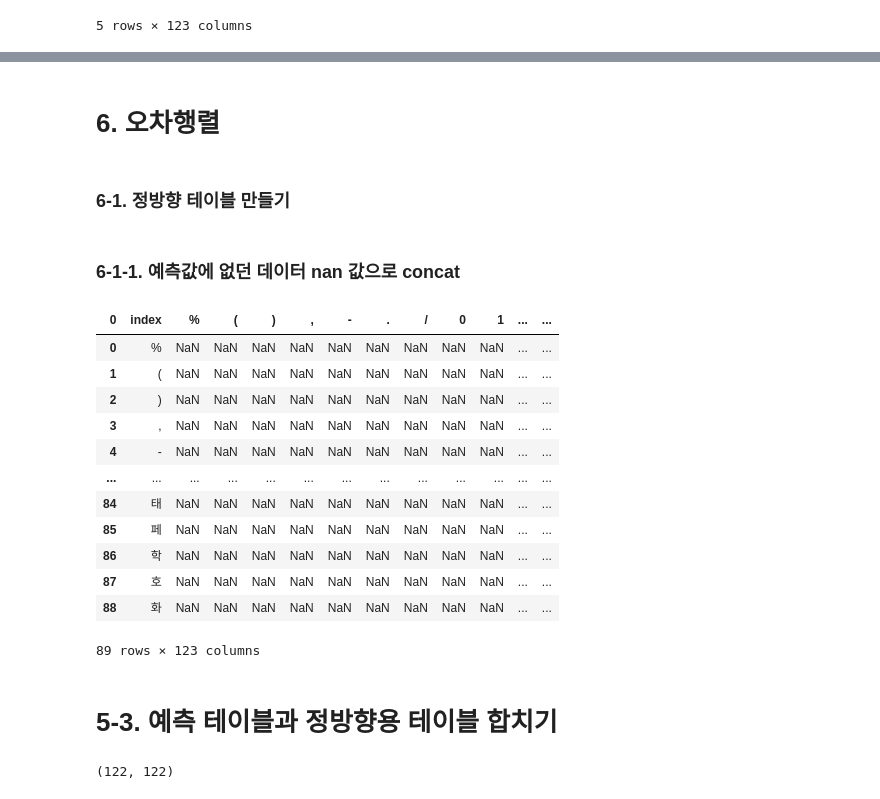
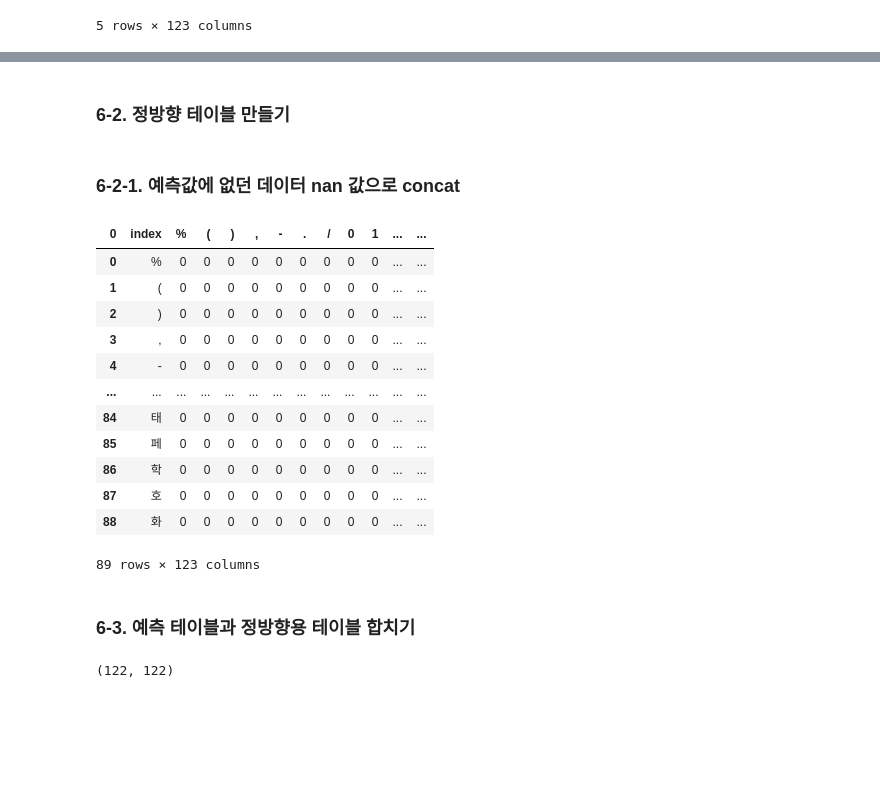
Before and after one commit to surim-wang/kidney, a Jupyter notebook: source/20210731_PREDICT_VALUE_ver4.0.ipynb, the cells around one changed output, grey strips where cells are left out. Saved outputs shown, nothing was run; the diff lists cells and outputs as text; code cells hidden in the pictures; blank space fills up the shorter version.

```diff
--- a/source/20210731_PREDICT_VALUE_ver4.0.ipynb
+++ b/source/20210731_PREDICT_VALUE_ver4.0.ipynb
@@ -146,9 +164,7 @@ pivot_df = pd.pivot_table(pred_df,index = ['index'], aggfunc = [sum])
 pivot_df.columns = pivot_df.columns.droplevel(0)
 
 pivot_df = pivot_df.reset_index() #( 33, 123)
-# %% [markdown]
-# 6. 오차행렬
 # %% [markdown]
-### 6-1. 정방향 테이블 만들기
+### 6-2. 정방향 테이블 만들기
 # %% [markdown]
-### 6-1-1. 예측값에 없던 데이터 nan 값으로 concat
+### 6-2-1. 예측값에 없던 데이터 nan 값으로 concat
@@ -164,24 +175,24 @@ a_sub_b = [x for x in Y_train_unique if x not in list(pivot_df['index'])]
 # %%
 ### 피벗한 데이터프레임에 빈 로우 추가하기
 
-add_df = pd.DataFrame(data =np.nan, index = a_sub_b, columns=Y_train_unique).reset_index()
+add_df = pd.DataFrame(data =0, index = a_sub_b, columns=Y_train_unique).reset_index()
 add_df
 # %% [output]
 | 0 | index | % | ( | ) | , | - | . | / | 0 | 1 | ... | ... |
-| 0 | % | NaN | NaN | NaN | NaN | NaN | NaN | NaN | NaN | NaN | ... | ... |
-| 1 | ( | NaN | NaN | NaN | NaN | NaN | NaN | NaN | NaN | NaN | ... | ... |
-| 2 | ) | NaN | NaN | NaN | NaN | NaN | NaN | NaN | NaN | NaN | ... | ... |
-| 3 | , | NaN | NaN | NaN | NaN | NaN | NaN | NaN | NaN | NaN | ... | ... |
-| 4 | - | NaN | NaN | NaN | NaN | NaN | NaN | NaN | NaN | NaN | ... | ... |
+| 0 | % | 0 | 0 | 0 | 0 | 0 | 0 | 0 | 0 | 0 | ... | ... |
+| 1 | ( | 0 | 0 | 0 | 0 | 0 | 0 | 0 | 0 | 0 | ... | ... |
+| 2 | ) | 0 | 0 | 0 | 0 | 0 | 0 | 0 | 0 | 0 | ... | ... |
+| 3 | , | 0 | 0 | 0 | 0 | 0 | 0 | 0 | 0 | 0 | ... | ... |
+| 4 | - | 0 | 0 | 0 | 0 | 0 | 0 | 0 | 0 | 0 | ... | ... |
 | ... | ... | ... | ... | ... | ... | ... | ... | ... | ... | ... | ... | ... |
-| 84 | 태 | NaN | NaN | NaN | NaN | NaN | NaN | NaN | NaN | NaN | ... | ... |
-| 85 | 페 | NaN | NaN | NaN | NaN | NaN | NaN | NaN | NaN | NaN | ... | ... |
-| 86 | 학 | NaN | NaN | NaN | NaN | NaN | NaN | NaN | NaN | NaN | ... | ... |
-| 87 | 호 | NaN | NaN | NaN | NaN | NaN | NaN | NaN | NaN | NaN | ... | ... |
-| 88 | 화 | NaN | NaN | NaN | NaN | NaN | NaN | NaN | NaN | NaN | ... | ... |
+| 84 | 태 | 0 | 0 | 0 | 0 | 0 | 0 | 0 | 0 | 0 | ... | ... |
+| 85 | 페 | 0 | 0 | 0 | 0 | 0 | 0 | 0 | 0 | 0 | ... | ... |
+| 86 | 학 | 0 | 0 | 0 | 0 | 0 | 0 | 0 | 0 | 0 | ... | ... |
+| 87 | 호 | 0 | 0 | 0 | 0 | 0 | 0 | 0 | 0 | 0 | ... | ... |
+| 88 | 화 | 0 | 0 | 0 | 0 | 0 | 0 | 0 | 0 | 0 | ... | ... |
 89 rows × 123 columns
 # %% [markdown]
-# 5-3. 예측 테이블과 정방향용 테이블 합치기
+### 6-3. 예측 테이블과 정방향용 테이블 합치기
 # %%
 ### 피벗한 데이터프레임에 빈 로우 추가하기
 
```
Also changed, not shown: parts of 22 cells of this notebook.
